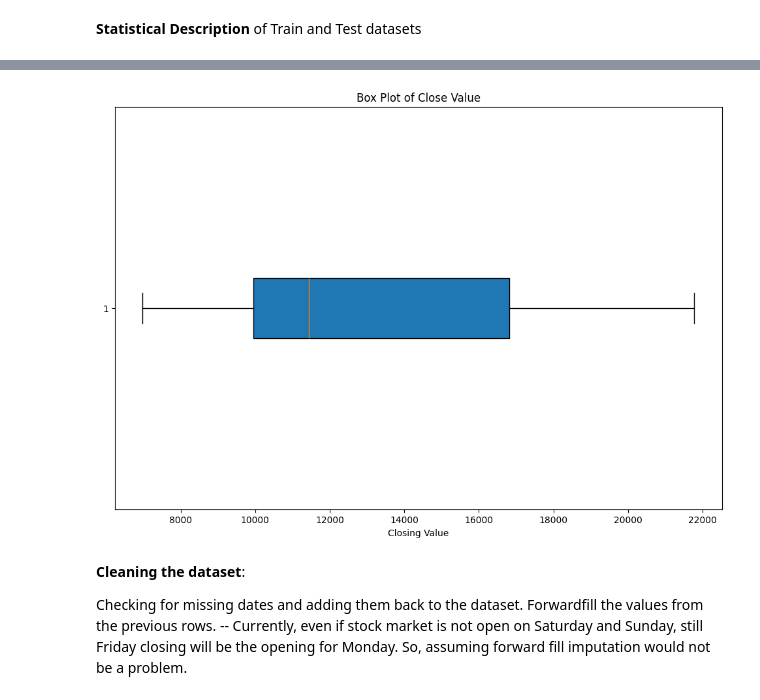
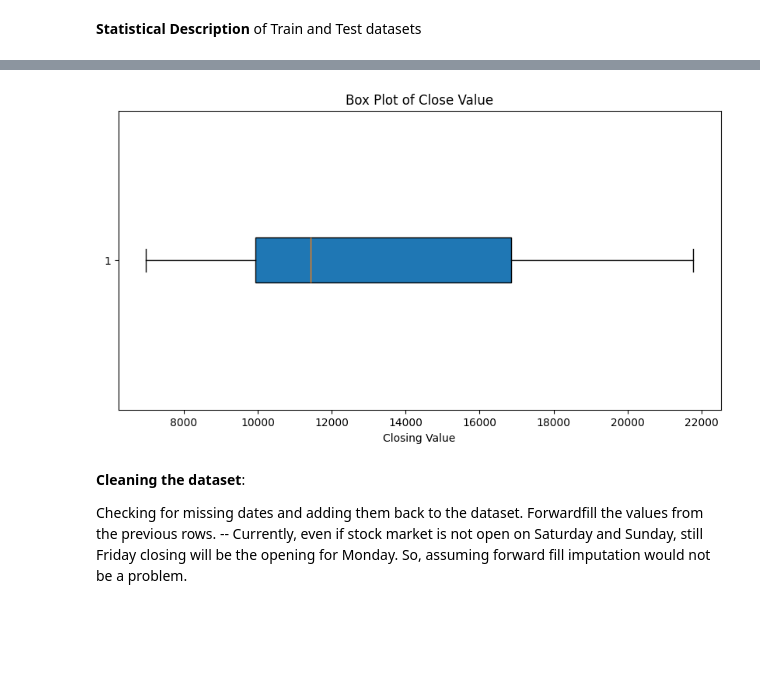
Before and after one commit to aymuos/masters-practise-repo, a Jupyter notebook: TSA_Nifty_50_Project.ipynb, the cells around one changed output, grey strips where cells are left out. Drawn from its saved outputs; the diff is of its cells as text; code cells hidden in the pictures; blank space fills up the shorter version.

```diff
--- a/TSA_Nifty_50_Project.ipynb
+++ b/TSA_Nifty_50_Project.ipynb
@@ -136,13 +151,13 @@ df_test.describe().T
 # %%
 # checking if there are any outliers in the data using Box Plot
 
-plt.figure(figsize=(12, 8))
+plt.figure(figsize=(10, 5))
 plt.boxplot(df['Close'],patch_artist = True, vert = 0)
 plt.title('Box Plot of Close Value')
 plt.xlabel('Closing Value')
 plt.show()
 # %% [output]
-[figure, old version]
+[figure, new version]
 # %% [markdown]
 **Cleaning the dataset**:
 
```
Also changed, not shown: parts of 24 cells of this notebook.
